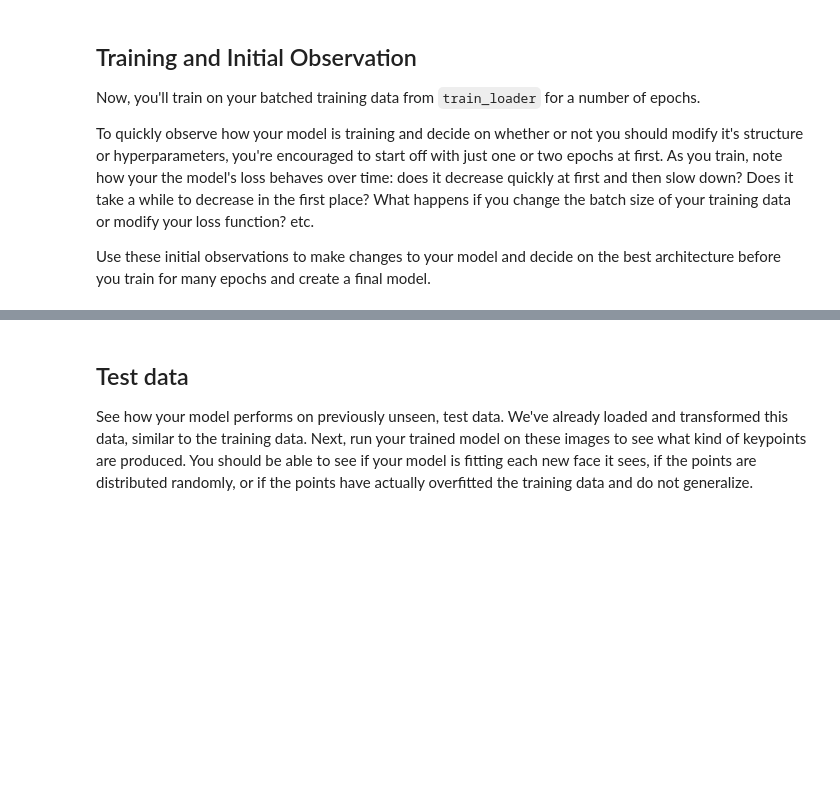
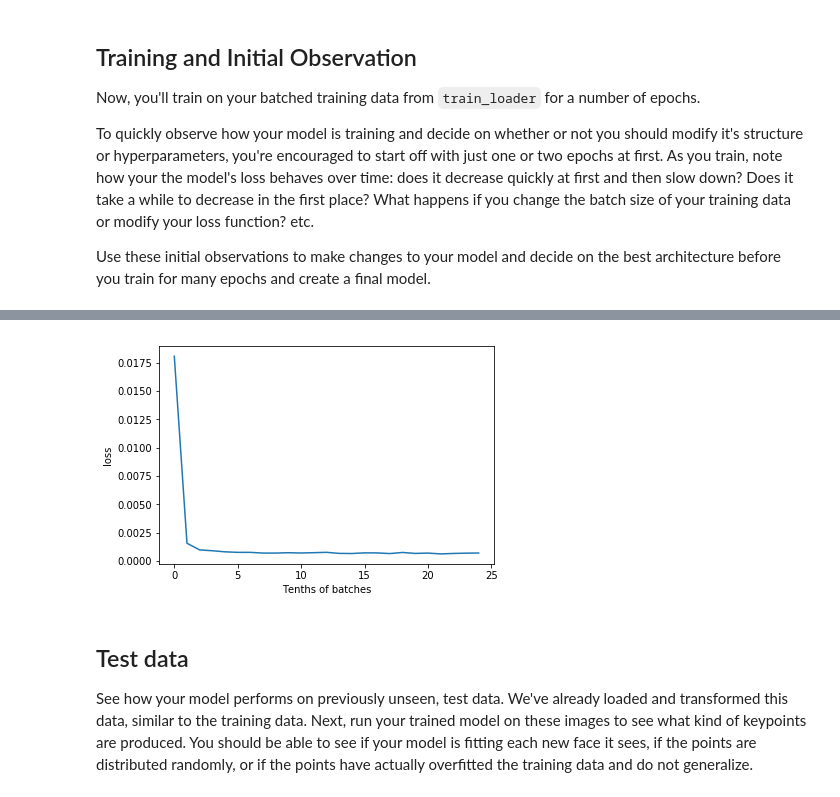
Before and after one commit to jesus-a-martinez-v/facial-keypoints, a Jupyter notebook: 2. Define the Network Architecture.ipynb, the cells around one changed output, grey strips where cells are left out. Saved outputs shown, nothing was run; the diff lists cells and outputs as text; code cells hidden in the pictures; blank space fills up the shorter version.

```diff
--- a/2. Define the Network Architecture.ipynb
+++ b/2. Define the Network Architecture.ipynb
@@ -184,7 +175,7 @@ Decide on a good batch size for training your model. Try both small and large ba
 **Note for Windows users**: Please change the `num_workers` to 0 or you may face some issues with your DataLoader failing.
 # %%
 # load training data in batches
-batch_size = 128
+batch_size = 64
 
 train_loader = DataLoader(transformed_dataset,
                           batch_size=batch_size,
@@ -411,7 +402,9 @@ def train_net(net, n_epochs):
             # to convert loss into a scalar and add it to the running_loss, use .item()
             running_loss += loss.item()
             if batch_i % 10 == 9:    # print every 10 batches
-                print('Epoch: {}, Batch: {}, Avg. Loss: {}'.format(epoch + 1, batch_i + 1, running_loss / 1000))
+                average_loss = running_loss / 10
+                loss_over_time.append(average_loss)
+                print('Epoch: {}, Batch: {}, Avg. Loss: {}'.format(epoch + 1, batch_i + 1, average_loss))
                 running_loss = 0.0
 
         epoch_end_time = time.time()
@@ -420,9 +413,11 @@ def train_net(net, n_epochs):
     print('Finished Training')
     training_end_time = time.time()
     print('Total training time: {} seconds.'.format(training_end_time - training_start_time))
+
+    return loss_over_time
 # %%
 # train your network
-n_epochs = 30 # start small, and increase when you've decided on your model structure and hyperparams
+n_epochs = 5 # start small, and increase when you've decided on your model structure and hyperparams
 
-train_net(net, n_epochs)
+training_loss = train_net(net, n_epochs)
 # %% [output]
@@ -434,3 +441,15 @@ Epoch: 2, Batch: 20, Avg. Loss: 0.000932937704026699
+# %%
+# visualize the loss as the network trained
+def plot_loss(loss_history):
+    plt.plot(loss_history)
+    plt.xlabel('Tenths of batches')
+    plt.ylabel('loss')
+    # plt.ylim(0, 2.5) # Consistent scale
+    plt.show()
+
+plot_loss(training_loss)
+# %% [output]
+[figure, added]
 # %% [markdown]
 ## Test data
 
```
Also changed, not shown: parts of 5 cells of this notebook, 1 other file.
